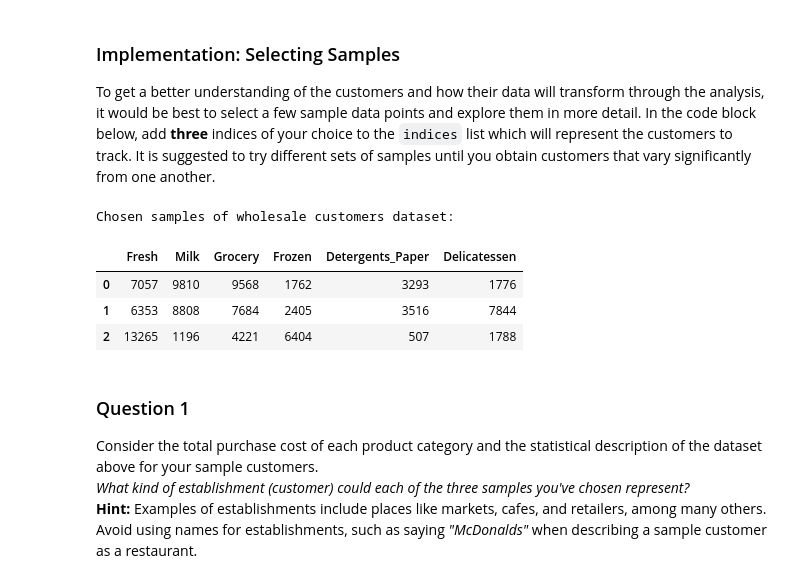
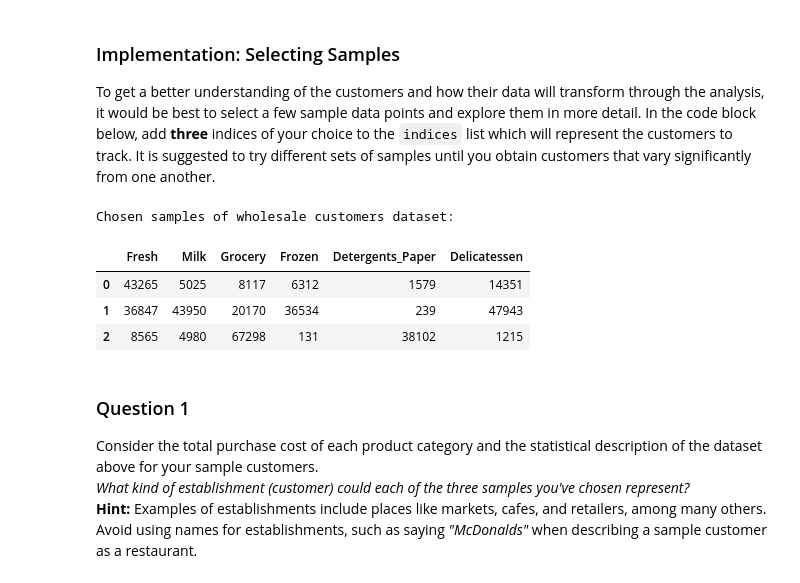
Before and after one commit to tsuzukit/ml-nanodegree-customer-segment, a Jupyter notebook: customer_segments.ipynb, the cells around one changed output. Saved outputs shown, nothing was run; the diff lists cells and outputs as text; code cells hidden in the pictures.

```diff
--- a/customer_segments.ipynb
+++ b/customer_segments.ipynb
@@ -58,18 +58,18 @@ display(data.describe())
 To get a better understanding of the customers and how their data will transform through the analysis, it would be best to select a few sample data points and explore them in more detail. In the code block below, add **three** indices of your choice to the `indices` list which will represent the customers to track. It is suggested to try different sets of samples until you obtain customers that vary significantly from one another.
 # %%
 # TODO: Select three indices of your choice you wish to sample from the dataset
-indices = [1, 2, 3]
+indices = [87, 183, 333]
 
 # Create a DataFrame of the chosen samples
 samples = pd.DataFrame(data.loc[indices], columns = data.keys()).reset_index(drop = True)
 print "Chosen samples of wholesale customers dataset:"
 display(samples)
 # %% [output]
 Chosen samples of wholesale customers dataset:
 |  | Fresh | Milk | Grocery | Frozen | Detergents_Paper | Delicatessen |
-| 0 | 7057 | 9810 | 9568 | 1762 | 3293 | 1776 |
-| 1 | 6353 | 8808 | 7684 | 2405 | 3516 | 7844 |
-| 2 | 13265 | 1196 | 4221 | 6404 | 507 | 1788 |
+| 0 | 43265 | 5025 | 8117 | 6312 | 1579 | 14351 |
+| 1 | 36847 | 43950 | 20170 | 36534 | 239 | 47943 |
+| 2 | 8565 | 4980 | 67298 | 131 | 38102 | 1215 |
 # %% [markdown]
 ### Question 1
 Consider the total purchase cost of each product category and the statistical description of the dataset above for your sample customers.
```
Also changed, not shown: parts of 2 cells of this notebook.
